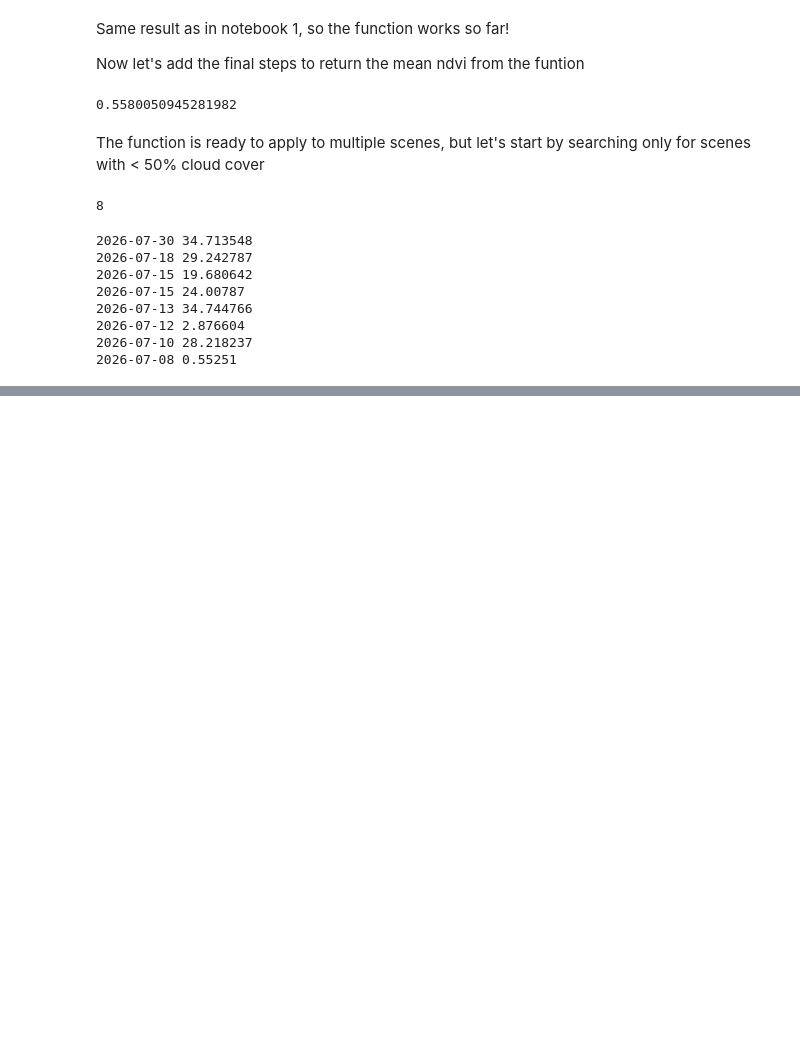
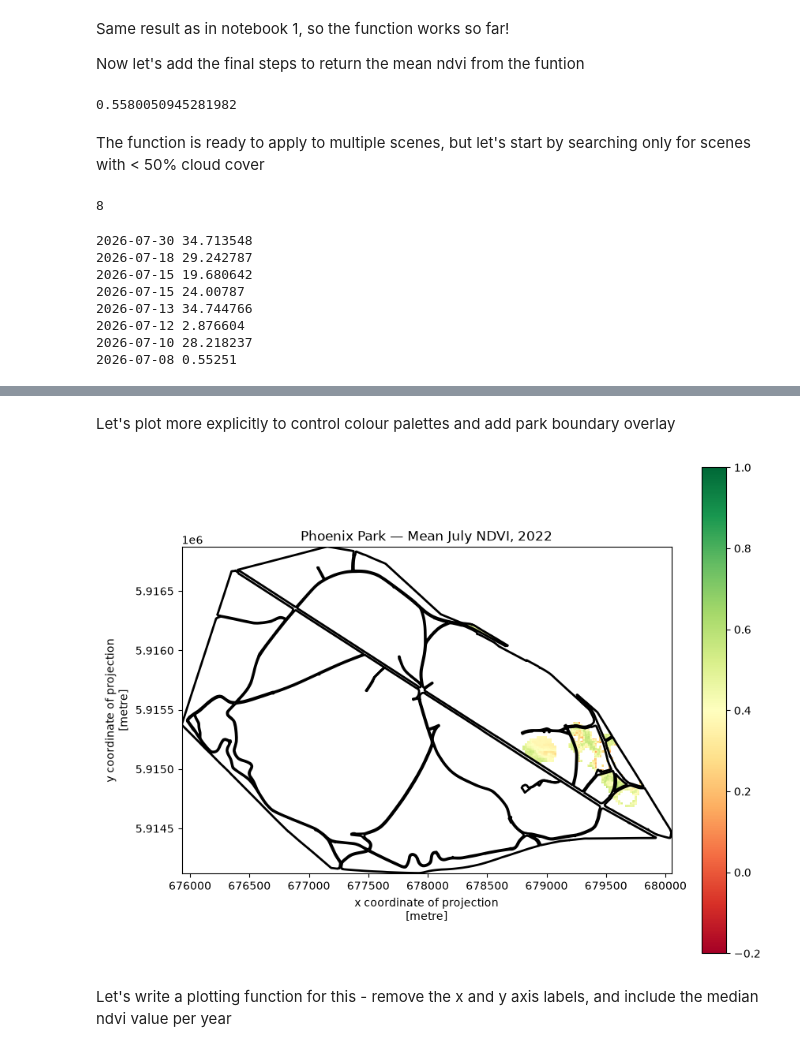
Before and after one commit to delmurphy/Phoenix-Park-NDVI, a Jupyter notebook: notebooks/2.function_creation.ipynb, the cells around one changed output, grey strips where cells are left out. Saved outputs shown, nothing was run; the diff lists cells and outputs as text; code cells hidden in the pictures; blank space fills up the shorter version.

Commit message:
finalising function creation

```diff
--- a/notebooks/2.function_creation.ipynb
+++ b/notebooks/2.function_creation.ipynb
@@ -124,7 +126,8 @@ def calculate_scene_ndvi(item, park_utm):
     )
 
     # keep vegetation pixels
-    vegetation_mask = park_masked.SCL==4
+    vegetation_classes = [4]
+    vegetation_mask = park_masked.SCL.isin(vegetation_classes)
 
     # calculate NDVI per pixel
     ndvi = (
@@ -175,0 +723,9 @@ for item in items_2026:
+# %%
+# Test
+mean_ndvi, vegetation_pixels = calculate_scene_ndvi(
+    items_2017[0],
+    park_utm
+)
+
+print(mean_ndvi)
+print(vegetation_pixels)
@@ -175,0 +1055,27 @@ for item in items_2026:
+# %% [markdown]
+Let's plot more explicitly to control colour palettes and add park boundary overlay
+# %%
+import matplotlib.pyplot as plt
+
+fig, ax = plt.subplots(figsize=(10, 8))
+
+annual_maps[2022].squeeze().plot(
+    ax=ax,
+    cmap="RdYlGn",
+    vmin=-0.2,
+    vmax=1
+)
+
+park_utm.boundary.plot(
+    ax=ax,
+    color="black",
+    linewidth=2
+)
+
+ax.set_title("Phoenix Park — Mean July NDVI, 2022")
+
+plt.show()
+# %% [output]
+[figure, added]
+# %% [markdown]
+Let's write a plotting function for this - remove the x and y axis labels, and include the median ndvi value per year
```
Also changed, not shown: parts of 91 cells of this notebook.
